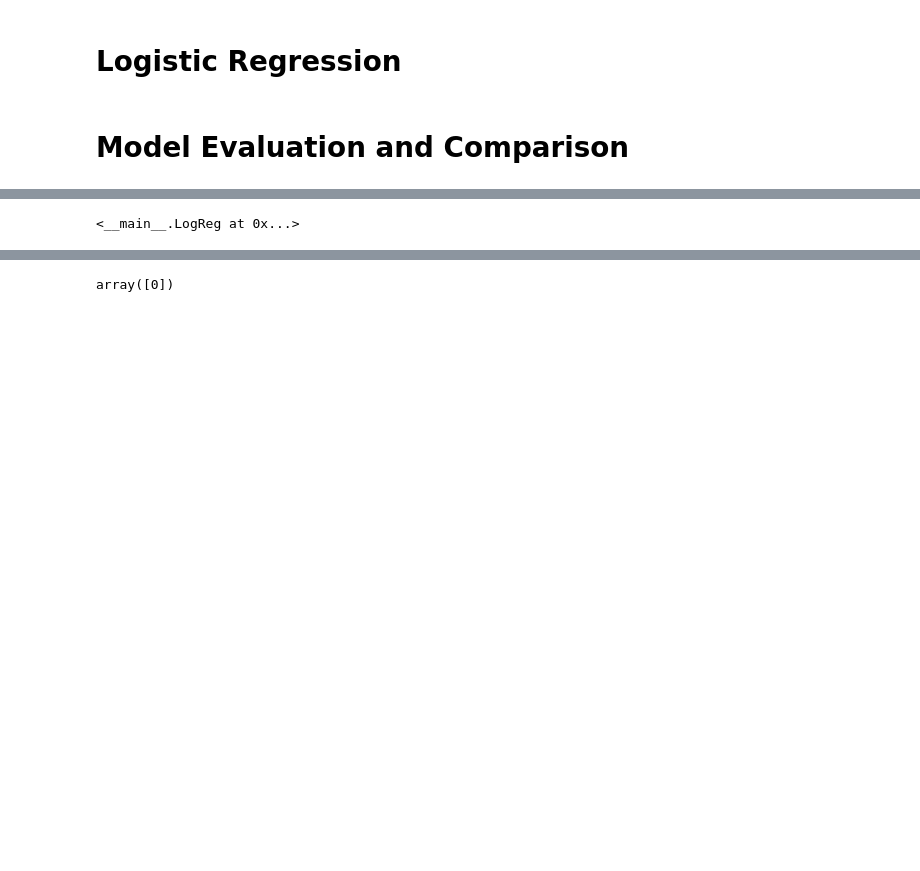
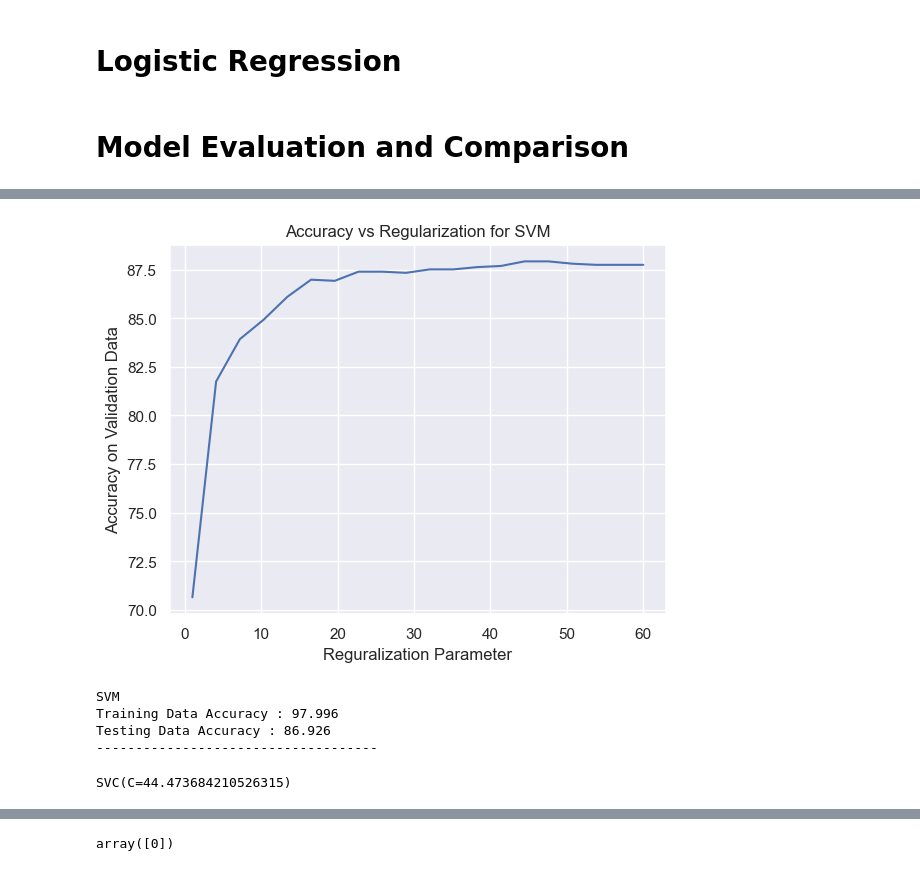
Before and after one commit to seg-fault123/ml, a Jupyter notebook: assignment2/working.ipynb, the cells around one changed output, grey strips where cells are left out. Drawn from its saved outputs; the diff is of its cells as text; code cells hidden in the pictures; blank space fills up the shorter version.

```diff
--- a/assignment2/working.ipynb
+++ b/assignment2/working.ipynb
@@ -292,10 +292,43 @@ Testing Data Accuracy : 88.869
 ------------------------------------
+# %%
+regus = np.linspace(1, 60, 20)
+accuracies=[]
+for regu in regus:
+    accuracies.append(cross_validate(X_train_, y_train.values, SVC(kernel='rbf', C=regu), 0.25, random_seed=5))
+
+plt.plot(regus, accuracies)
+plt.xlabel('Reguralization Parameter')
+plt.ylabel('Accuracy on Validation Data')
+plt.title('Accuracy vs Regularization for SVM')
+plt.show()
+# %% [output]
+[figure, added]
+# %%
+best_regu=regus[np.argmax(accuracies)]
+svm=SVC(kernel='rbf', C=best_regu)
+svm.fit(X_train_, y_train.values)
+
+predictions=svm.predict(X_train_)
+accuracy=(predictions==y_train).mean()*100
+print('SVM')
+print('Training Data Accuracy : %.3f'%accuracy)
+predictions=svm.predict(X_test_)
+accuracy=(predictions==y_test).mean()*100
+print('Testing Data Accuracy : %.3f'%accuracy)
+print('------------------------------------')
+print()
+# %% [output]
+SVM
+Training Data Accuracy : 97.996
+Testing Data Accuracy : 86.926
+------------------------------------
 # %%
 X_=count_vec.fit_transform(X)
 nb.fit(X_, y)
 log_reg.fit(X_, y.values)
+svm.fit(X_, y)
 # %% [output]
-<__main__.LogReg at 0x...>
+SVC(C=44.473684210526315)
 # %%
 print('Naive Bayes')
 result_nb=evaluate_model(nb, count_vec)
```
Also changed, not shown: parts of 13 cells of this notebook, 15 other files.
